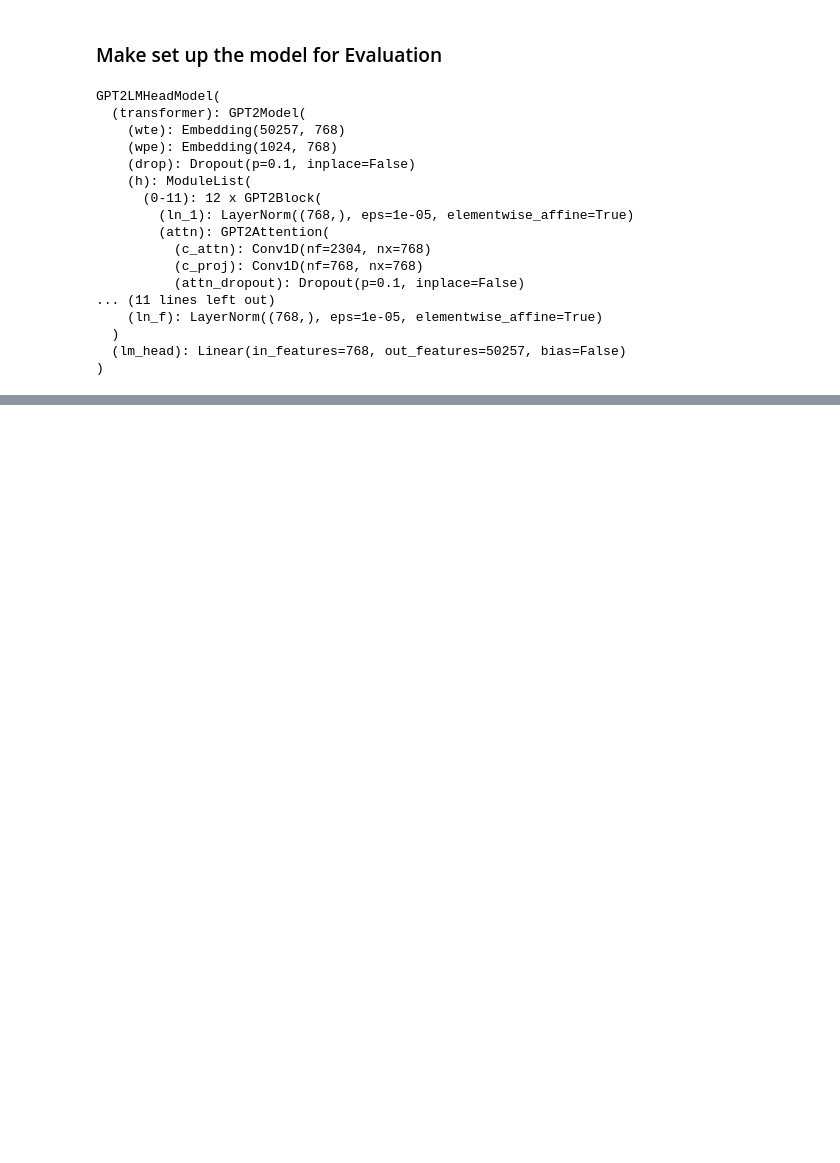
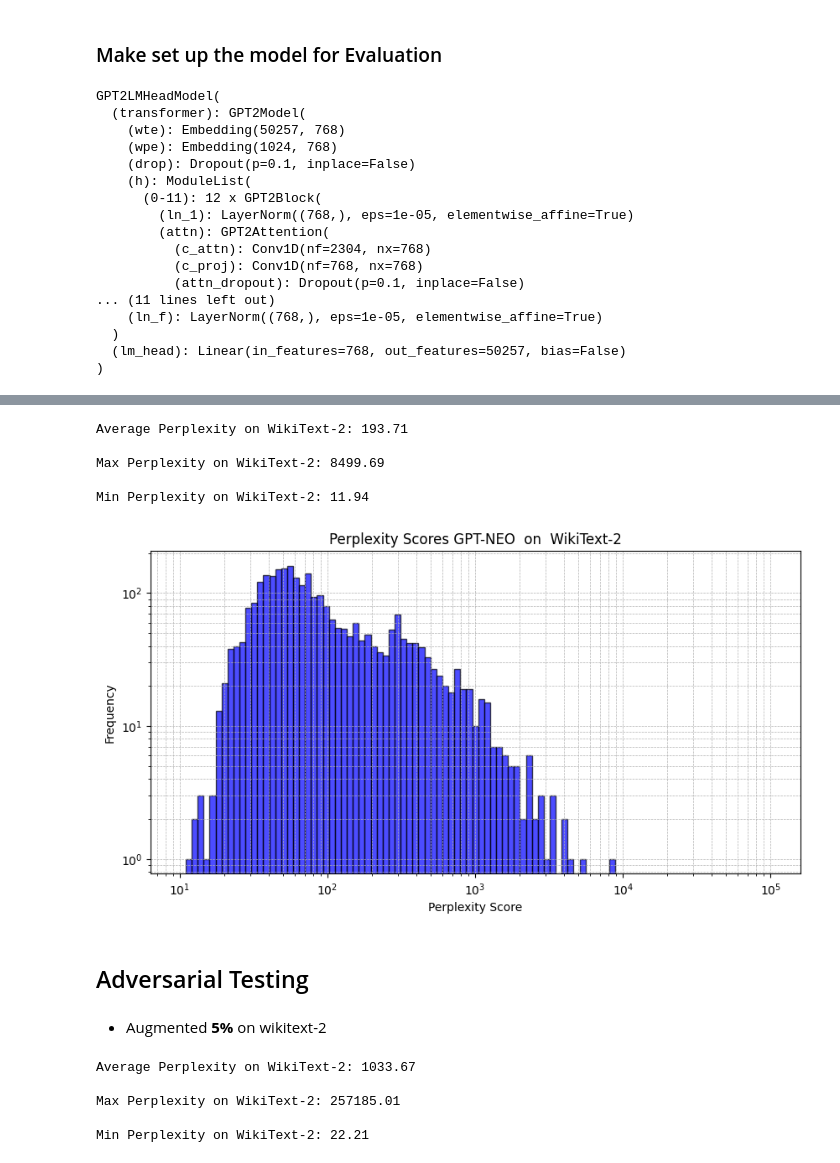
Before and after one commit to mhdnihas/Compare-The-LLM-Perfomance-using-Perplexity, a Jupyter notebook: Muhammed_Nihas.ipynb, the cells around one changed output, grey strips where cells are left out. Saved outputs shown, nothing was run; the diff lists cells and outputs as text; code cells hidden in the pictures; blank space fills up the shorter version.

```diff
--- a/Muhammed_Nihas.ipynb
+++ b/Muhammed_Nihas.ipynb
@@ -282,0 +276,27 @@ plt.show()
+# %%
+perplexities = calculate_perplexity(texts)
+# %%
+print_Average_Min_Max_perplexity(perplexities)
+# %% [output]
+Average Perplexity on WikiText-2: 193.71
+
+Max Perplexity on WikiText-2: 8499.69
+
+Min Perplexity on WikiText-2: 11.94
+# %%
+plt.figure(figsize=(10, 5))
+plt.hist(perplexities, bins=np.logspace(1, 5, 100), color='blue', alpha=0.7, edgecolor='black')
+plt.xscale("log")
+plt.xlabel("Perplexity Score")
+plt.ylabel("Frequency")
+plt.title("Perplexity Scores GPT-NEO  on  WikiText-2")
+plt.yscale("log")
+plt.grid(True, which="both", linestyle="--", linewidth=0.5)
+
+plt.show()
+# %% [output]
+[figure, added]
+# %% [markdown]
+## Adversarial Testing
+# %% [markdown]
+* Augmented **5%** on wikitext-2
@@ -282,0 +305,8 @@ plt.show()
+# %%
+print_Average_Min_Max_perplexity(perplexities)
+# %% [output]
+Average Perplexity on WikiText-2: 1033.67
+
+Max Perplexity on WikiText-2: 257185.01
+
+Min Perplexity on WikiText-2: 22.21
```
Also changed, not shown: parts of 70 cells of this notebook.
